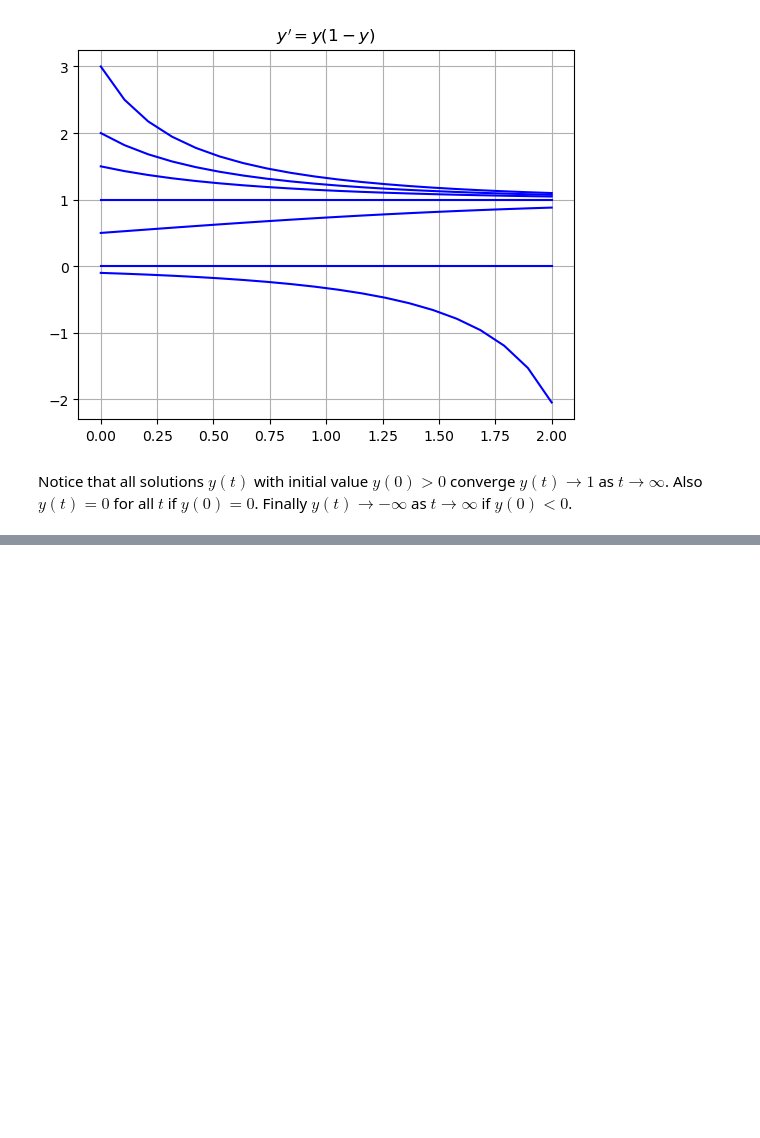
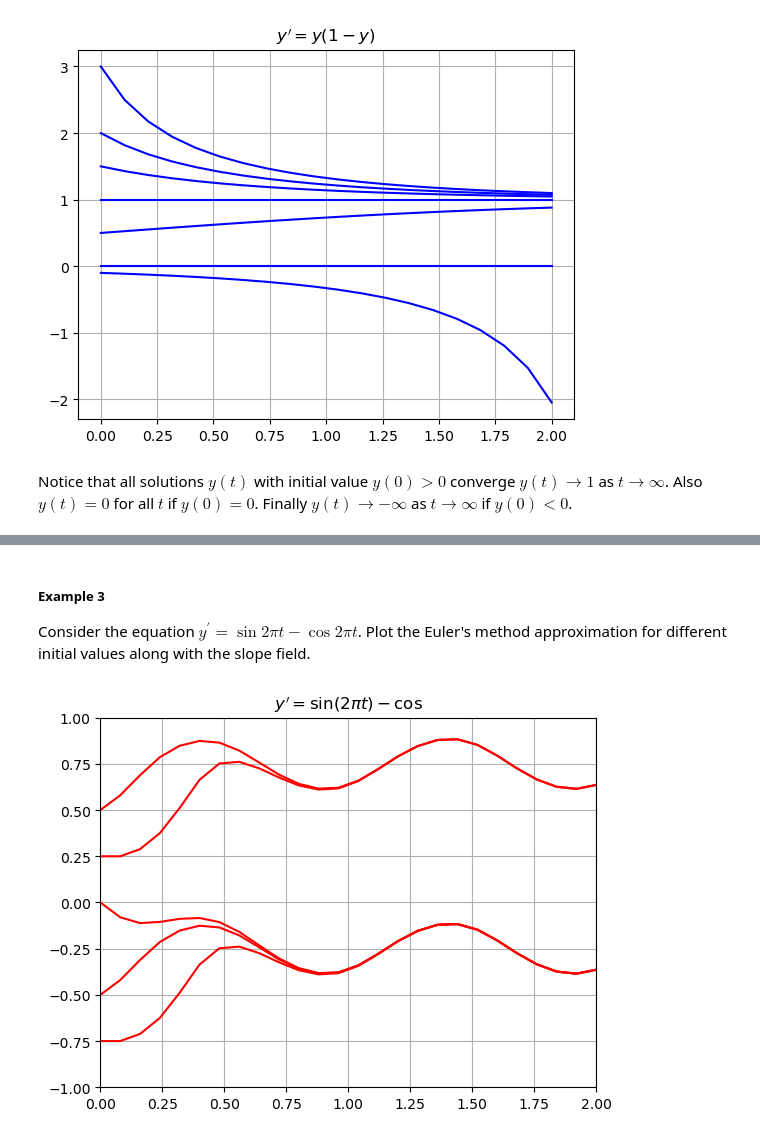
Before and after one commit to byeolla/science_dnn, a Jupyter notebook: 5th_week.ipynb, the cells around one changed output, grey strips where cells are left out. Drawn from its saved outputs; the diff is of its cells as text; code cells hidden in the pictures; blank space fills up the shorter version.

```diff
--- a/5th_week.ipynb
+++ b/5th_week.ipynb
@@ -149,0 +203,17 @@ Note two very important points about Euler's method and numerical methods in gen
+# %% [markdown]
+##### Example 3
+Consider the equation $y^{\prime} = \sin{2\pi t} - \cos{2 \pi t}$. Plot the Euler's method approximation for different initial values along with the slope field.
+# %%
+f  = lambda t,y: np.sin(2*np.pi*t) - np.cos(2*np.pi*y)
+h = 0.1; L = 0.5*h;
+
+t = np.linspace(0, 2, 26)
+for y0 in [-0.75, -0.5, 0.0, 0.25, 0.5]:
+    y = odeEuler(f, t, y0)
+    plt.plot(t, y, 'r-')
+
+plt.grid(True), plt.xlim([0,2]), plt.ylim([-1, 1])
+plt.title("$y^{\prime} = \sin(2 \pi t) - \cos{2 \pi t| $")
+plt.show()
+# %% [output]
+[figure, added]
```
Also changed, not shown: parts of 7 cells of this notebook.
